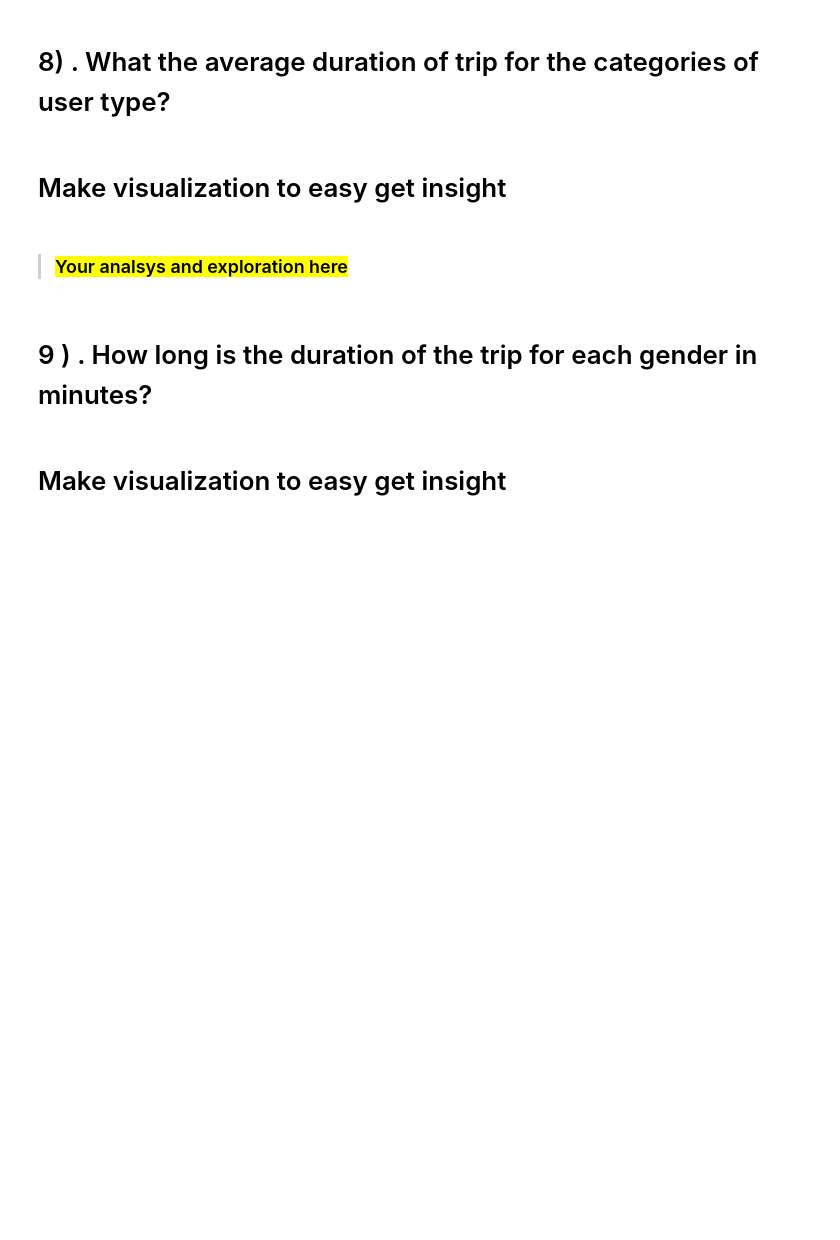
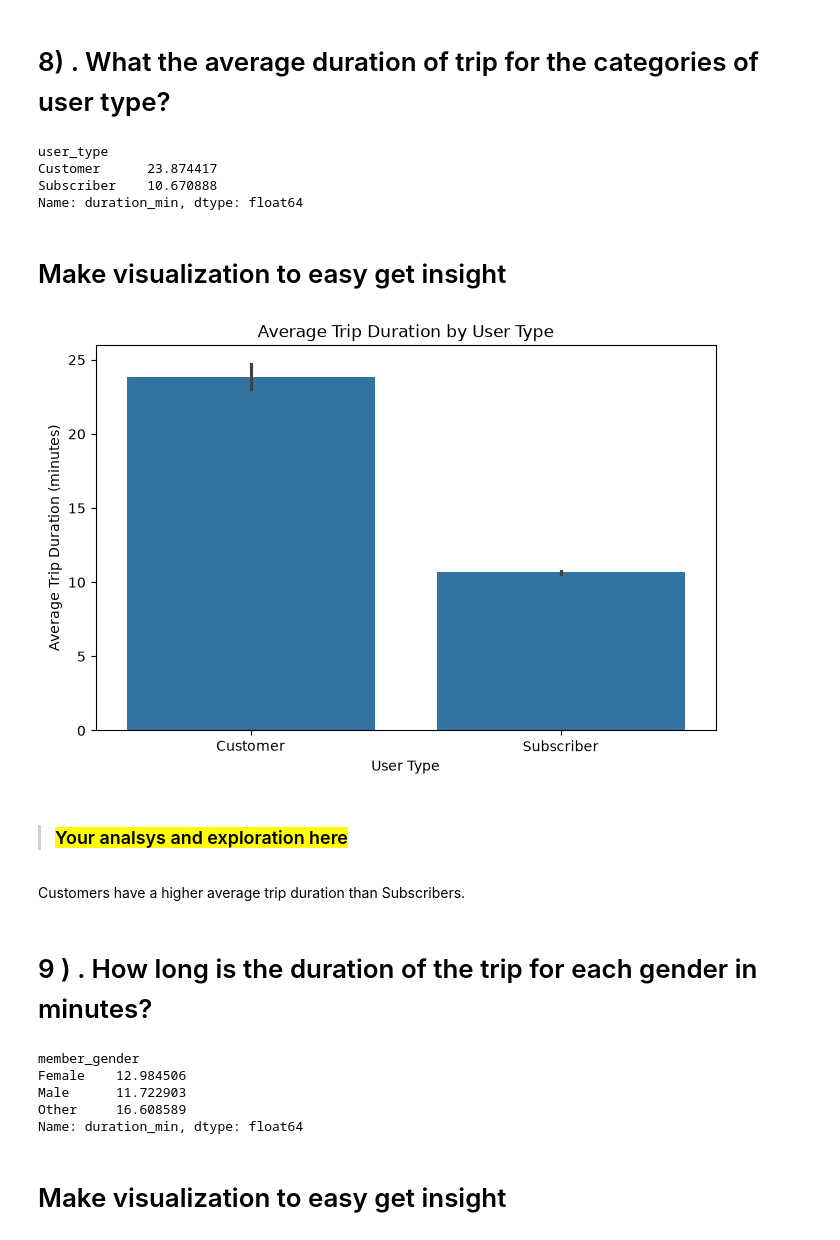
Before and after one commit to Maha-123-dot/Ai_diploma_master, a Jupyter notebook: data science_final project/datasciece-Final-Project.ipynb, the cells around one changed output. Saved outputs shown, nothing was run; the diff lists cells and outputs as text; code cells hidden in the pictures; blank space fills up the shorter version.

Commit message:
Initial commit - Ford GoBike Data Analysis

```diff
--- a/data science_final project/datasciece-Final-Project.ipynb
+++ b/data science_final project/datasciece-Final-Project.ipynb
@@ -680,15 +680,42 @@ Now let's investigate relationships between pairs of variables in our data.
 # <a id="8"> 8) . What the average duration of trip for the categories of user type?</a>
 # %%
 # Distribution of Age by user types
+df.groupby('user_type')['duration_min'].mean()
+# %% [output]
+user_type
+Customer      23.874417
+Subscriber    10.670888
+Name: duration_min, dtype: float64
 # %% [markdown]
 # Make visualization to easy get insight
+# %%
+plt.figure(figsize=(8,5))
+
+sns.barplot(data=df, x='user_type', y='duration_min')
+
+plt.xlabel('User Type')
+plt.ylabel('Average Trip Duration (minutes)')
+plt.title('Average Trip Duration by User Type')
+
+plt.show()
+# %% [output]
+[figure, added]
 # %% [markdown]
 > ### <mark>Your analsys and exploration here </mark>
+# %% [markdown]
+Customers have a higher average trip duration than Subscribers.
 # %% [markdown]
 # <a id="9">    9 ) . How long is the duration of the trip for each gender in minutes?  </a>
 # %%
 # Make visualization to easy get insight
 
 # ------------------------Duration distribution by member gender
+df.groupby('member_gender')['duration_min'].mean()
+# %% [output]
+member_gender
+Female    12.984506
+Male      11.722903
+Other     16.608589
+Name: duration_min, dtype: float64
 # %% [markdown]
 # Make visualization to easy get insight
```
Also changed, not shown: parts of 17 cells of this notebook.
